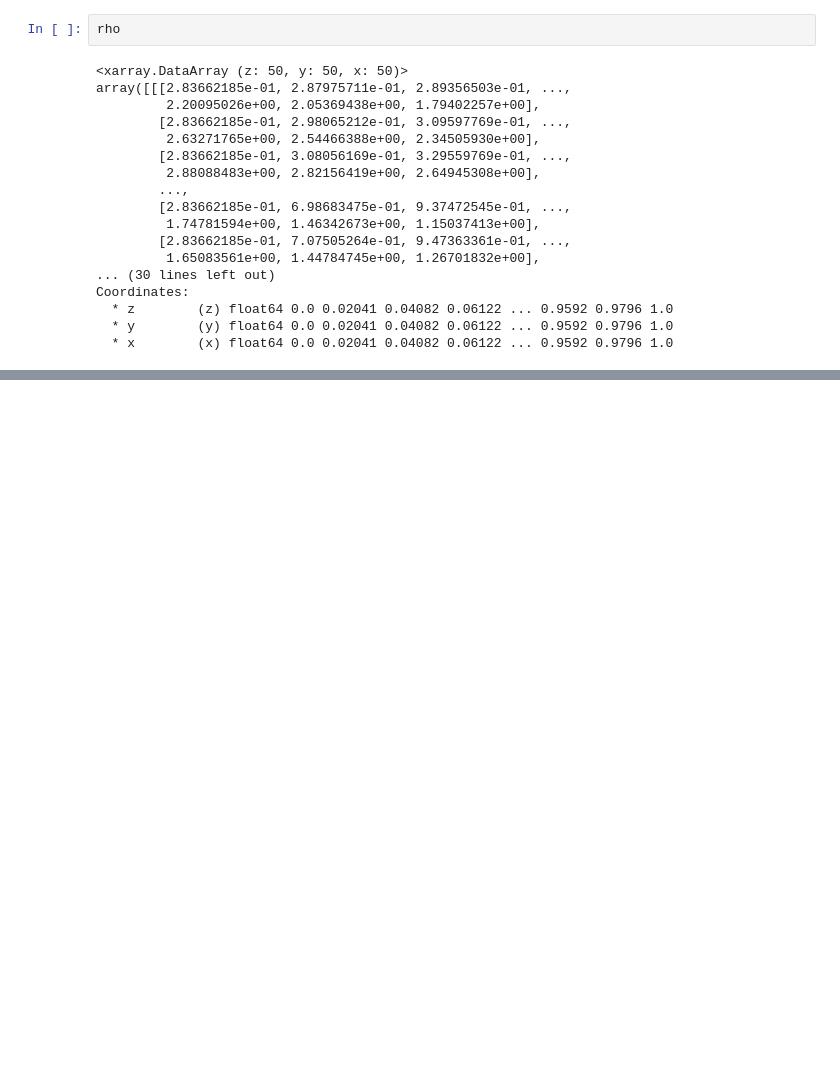
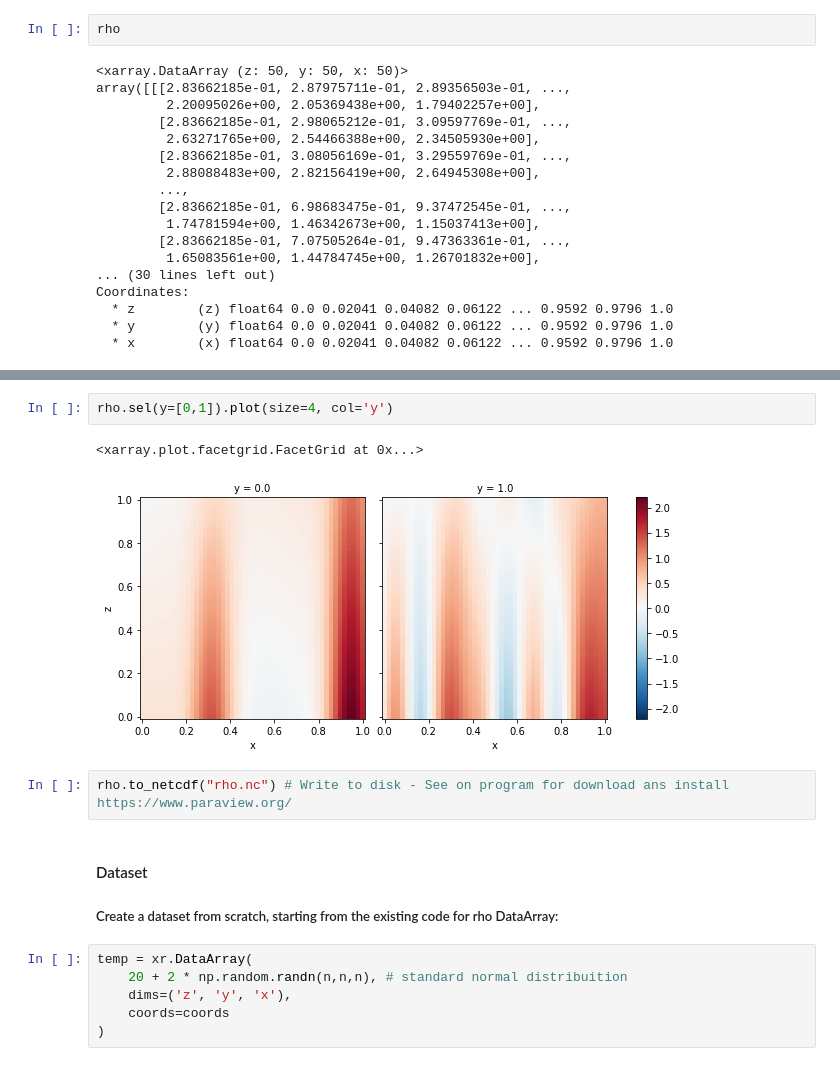
Before and after one commit to alexaugusto23/python_developer, a Jupyter notebook: Xarray/working_xarray_p1.ipynb, the cells around one changed output, grey strips where cells are left out. Cells and saved outputs as stored; diff of their text form; blank space fills up the shorter version.

```diff
--- a/Xarray/working_xarray_p1.ipynb
+++ b/Xarray/working_xarray_p1.ipynb
@@ -639,0 +544,17 @@ Coordinates:
+# %%
+rho.sel(y=[0,1]).plot(size=4, col='y')
+# %% [output]
+<xarray.plot.facetgrid.FacetGrid at 0x...>
+[figure, added]
+# %%
+rho.to_netcdf("rho.nc") # Write to disk - See on program for download ans install https://www.paraview.org/
+# %% [markdown]
+#### Dataset
+
+##### Create a dataset from scratch, starting from the existing code for rho DataArray:
+# %%
+temp = xr.DataArray(
+    20 + 2 * np.random.randn(n,n,n), # standard normal distribuition
+    dims=('z', 'y', 'x'),
+    coords=coords
+)
```
Also changed, not shown: parts of 49 cells of this notebook, 3 other files.
